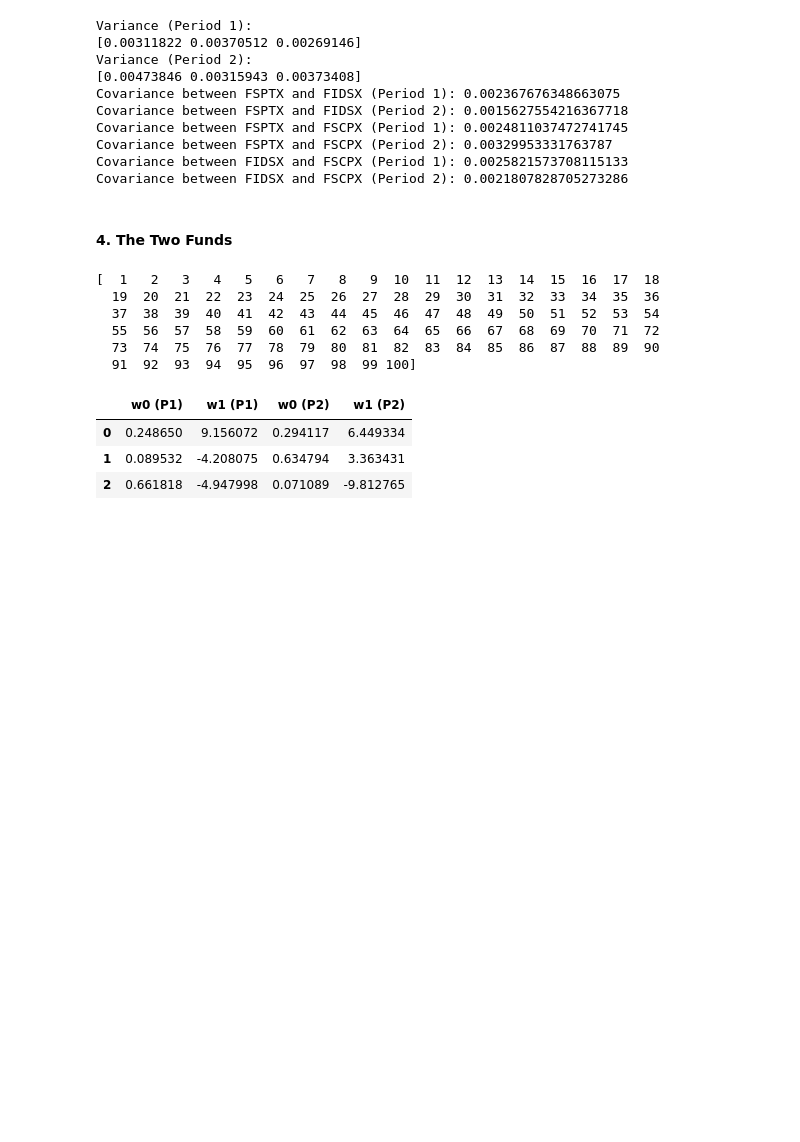
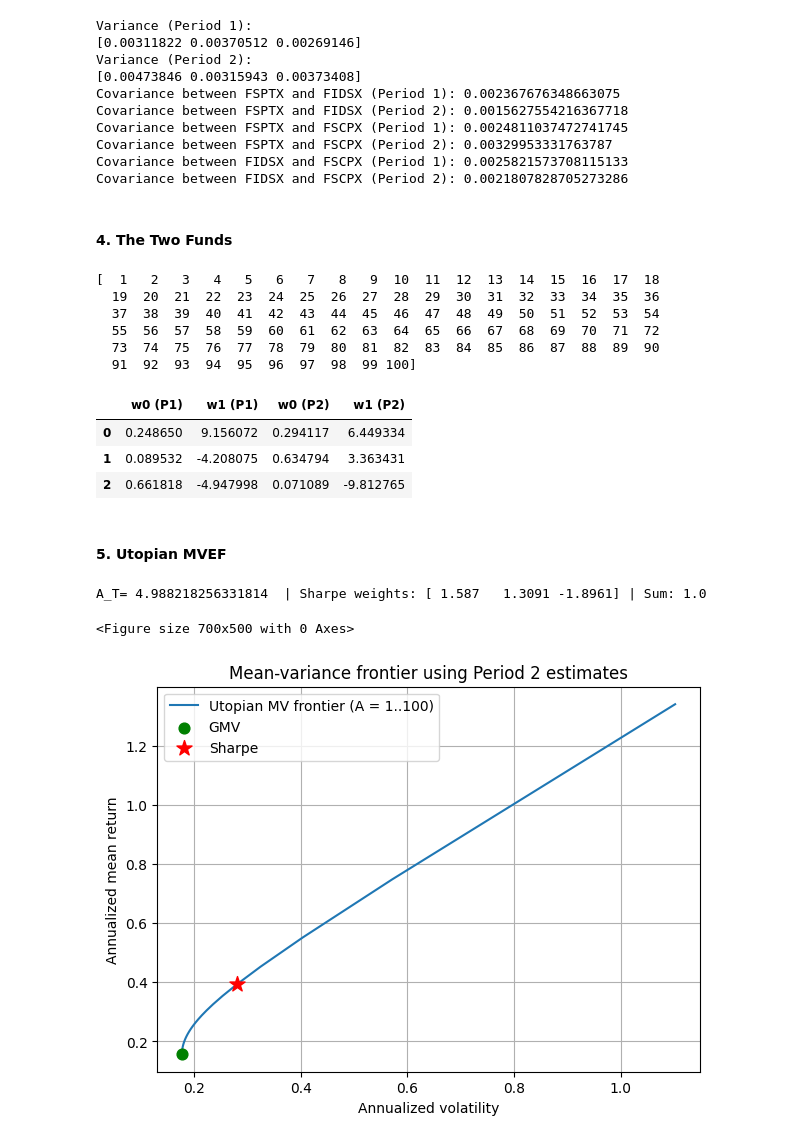
Before and after one commit to ctorello17/Project1, a Jupyter notebook: project1.ipynb, the cells around one changed output. Drawn from its saved outputs; the diff is of its cells as text; code cells hidden in the pictures; blank space fills up the shorter version.

```diff
--- a/project1.ipynb
+++ b/project1.ipynb
@@ -428,3 +428,39 @@ pd.DataFrame({"w0 (P1)": w0_1, "w1 (P1)": w1_1, "w0 (P2)": w0_2, "w1 (P2)": w1_2
 | 0 | 0.248650 | 9.156072 | 0.294117 | 6.449334 |
 | 1 | 0.089532 | -4.208075 | 0.634794 | 3.363431 |
 | 2 | 0.661818 | -4.947998 | 0.071089 | -9.812765 |
+# %% [markdown]
+#### 5. Utopian MVEF
+# %%
+def port_stats(w, mu, sigma):
+    w = np.asarray(w)
+    return w @ mu, np.sqrt(w @ sigma @ w)
+
+mu2v, cov2v = mu2.values, cov2.values
+
+#Utopian Frontier on the A grid
+W5 = np.array([mv_port(A, mu2v, cov2v) for A in A_grid])
+mean5 = W5 @ mu2v
+vol5 = np.sqrt(np.einsum('ij,jk,ik->i', W5, cov2v, W5))
+
+#GMV and Sharpe (tangency) portfolios, computed exactly
+mean_gmv, vol_gmv = port_stats(w0_2, mu2v, cov2v)
+A_T = np.ones(3) @ np.linalg.inv(cov2v) @ mu2v
+w_T = mv_port(A_T, mu2v, cov2v)
+mean_T, vol_T = port_stats(w_T, mu2v, cov2v)
+print("A_T=", A_T, " | Sharpe weights:", w_T.round(4), "| Sum:", w_T.sum().round(8))
+
+#Plot (annualized: mean x12, vol x sqrt(12), applied to every series)
+k_m, k_v = 12, np.sqrt(12)
+plt.figure(figsize=(7, 5))
+plt.figure(figsize=(7, 5))
+plt.plot(vol5*k_v, mean5*k_m, label="Utopian MV frontier (A = 1..100)")
+plt.scatter(vol_gmv*k_v, mean_gmv*k_m, color="green", s=60, zorder=3, label="GMV")
+plt.scatter(vol_T*k_v, mean_T*k_m, color="red", marker="*", s=130, zorder=3, label="Sharpe")
+plt.xlabel("Annualized volatility"); plt.ylabel("Annualized mean return")
+plt.title("Mean-variance frontier using Period 2 estimates")
+plt.grid(True); plt.legend()
+plt.show()
+# %% [output]
+A_T= 4.988218256331814  | Sharpe weights: [ 1.587   1.3091 -1.8961] | Sum: 1.0
+<Figure size 700x500 with 0 Axes>
+[figure, added]
```
Also changed, not shown: parts of 3 cells of this notebook.
